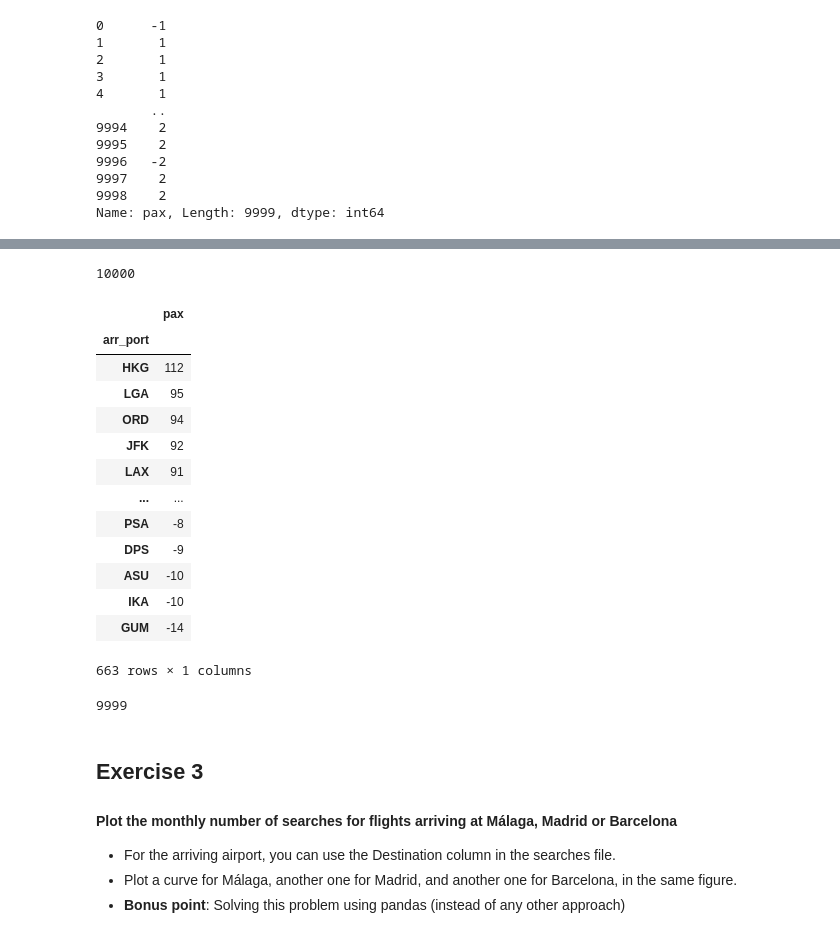
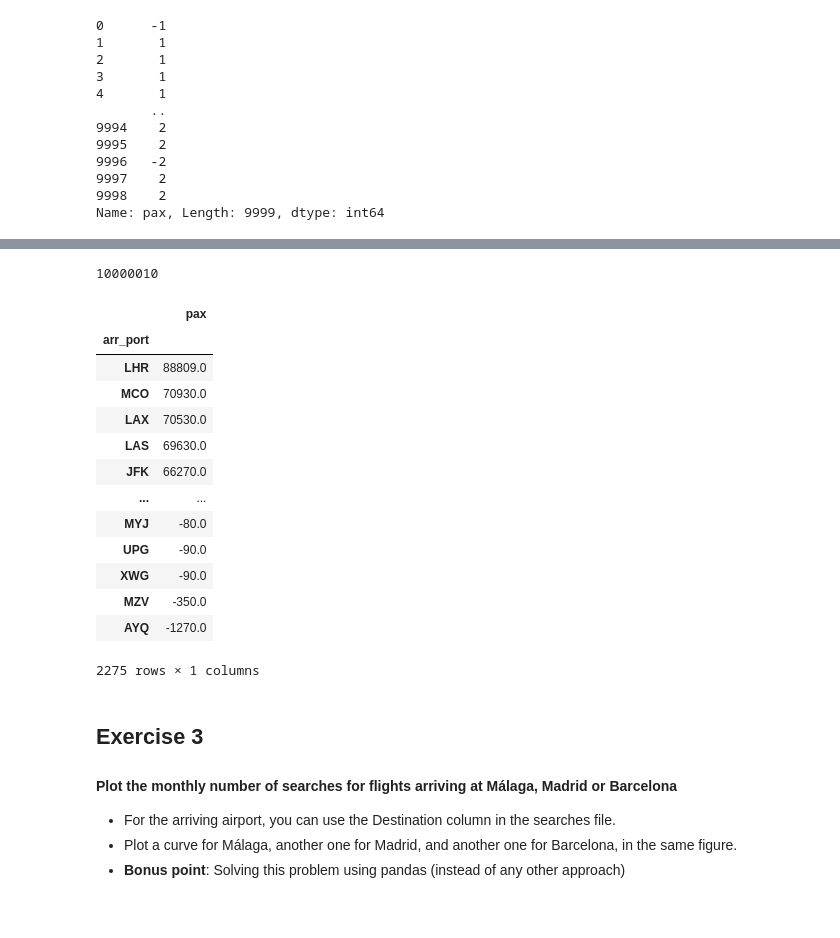
Before and after one commit to malonsol/mario, a Jupyter notebook: challenge/DS_Challenge_Mario.ipynb, the cells around one changed output, grey strips where cells are left out. Cells and saved outputs as stored; diff of their text form; code cells hidden in the pictures.

```diff
--- a/challenge/DS_Challenge_Mario.ipynb
+++ b/challenge/DS_Challenge_Mario.ipynb
@@ -372,25 +372,24 @@ import pandas as pd
 from tqdm import tqdm
 
 tp = pd.read_csv('/home/dsc/Data/challenge/bookings.csv.bz2', usecols=['arr_port', 'pax'], sep='^', iterator=True, chunksize=10000)  # gives TextFileReader, which is iterable with chunks of 1000 rows.
-# df = pd.concat(tp, ignore_index=True)  # df is DataFrame. If errors, do `list(tp)` instead of `tp`
+# tp = pd.read_csv('bookings.sample.csv.bz2', usecols=['arr_port', 'pax'], sep='^', iterator=True, chunksize=2500)  # gives TextFileReader, which is iterable with chunks of 1000 rows.
 
 filas = 0
 iter_max = 1e8 # Usar '5' para test
 
 df_all = pd.DataFrame()
 for k, chunk in tqdm(enumerate(tp)):
+    filas += len(chunk)
     # print(len(chunk)) # Comprobador
     new_cols = []
     for col in chunk.columns:
         new_col = col.strip()
         new_cols.append(new_col)
     chunk.columns = new_cols
-    chunk['arr_port'] = chunk['arr_port'].str.strip()
+    chunk['arr_port'] = chunk['arr_port'].str.strip().str.upper()
     # chunk['abs_pax'] = chunk['pax'].abs() # Se elimina esto para que las cancelaciones resten, anulándose
-    group_chunk = chunk.groupby(['arr_port']).sum().sort_values(by='pax', ascending=False)
-    df_all = df_all.append(group_chunk, ignore_index=True)
+    group_chunk = chunk.groupby('arr_port').sum()
+    df_all = df_all.append(group_chunk).sort_values(by='pax', ascending=False)
 
     if k == iter_max: # Comprobador
         break # Comprobador
-
-    filas += len(chunk)
@@ -397,28 +399,24 @@ for k, chunk in tqdm(enumerate(tp)):
 # %%
 filas
 # %% [output]
-10000
+10000010
 # %%
-df_all.sort_values(by='pax', ascending=False)
+df_all.groupby('arr_port').sum().sort_values(by='pax', ascending=False) # FUNCIONAAAAA
 # %% [output]
 |  | pax |
 | arr_port |  |
-| HKG | 112 |
-| LGA | 95 |
-| ORD | 94 |
-| JFK | 92 |
-| LAX | 91 |
+| LHR | 88809.0 |
+| MCO | 70930.0 |
+| LAX | 70530.0 |
+| LAS | 69630.0 |
+| JFK | 66270.0 |
 | ... | ... |
-| PSA | -8 |
-| DPS | -9 |
-| ASU | -10 |
-| IKA | -10 |
-| GUM | -14 |
+| MYJ | -80.0 |
+| UPG | -90.0 |
+| XWG | -90.0 |
+| MZV | -350.0 |
+| AYQ | -1270.0 |
-663 rows × 1 columns
+2275 rows × 1 columns
-# %%
-df.shape[0]
-# %% [output]
-9999
 # %% [markdown]
 ## Exercise 3
 
```
Also changed, not shown: parts of 10 cells of this notebook.
